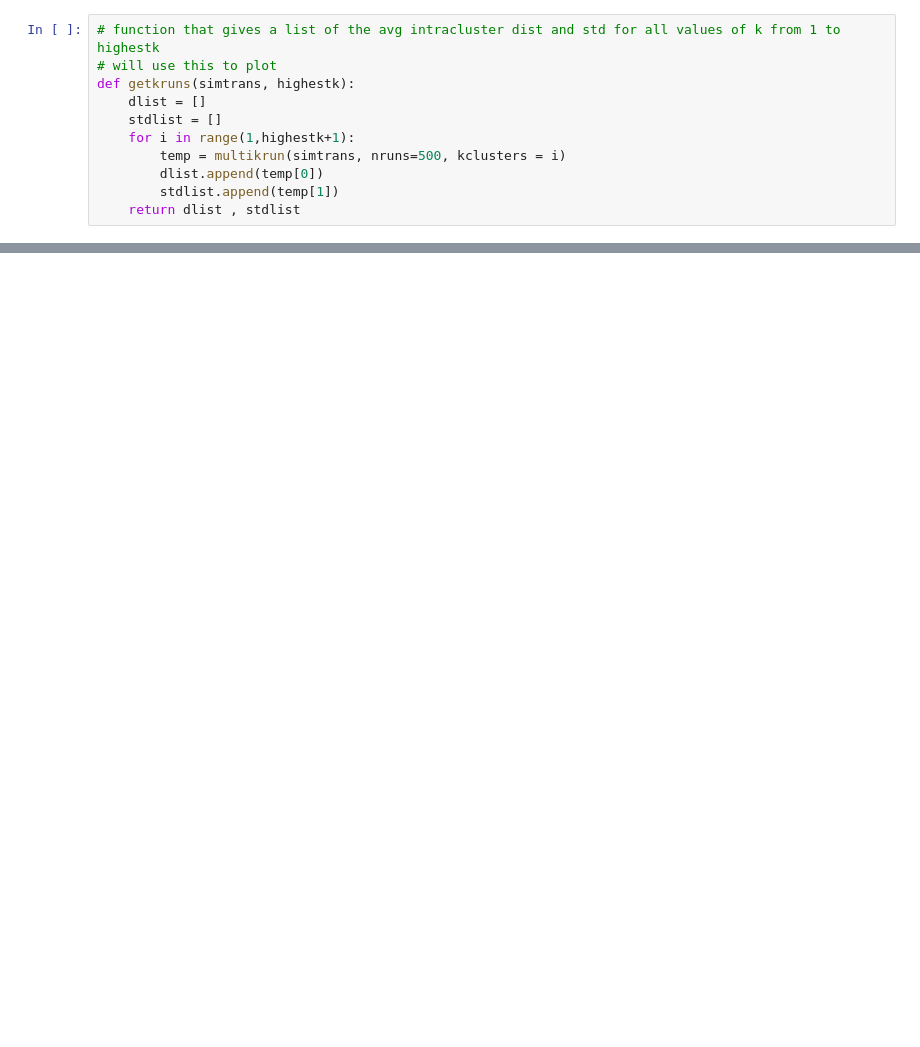
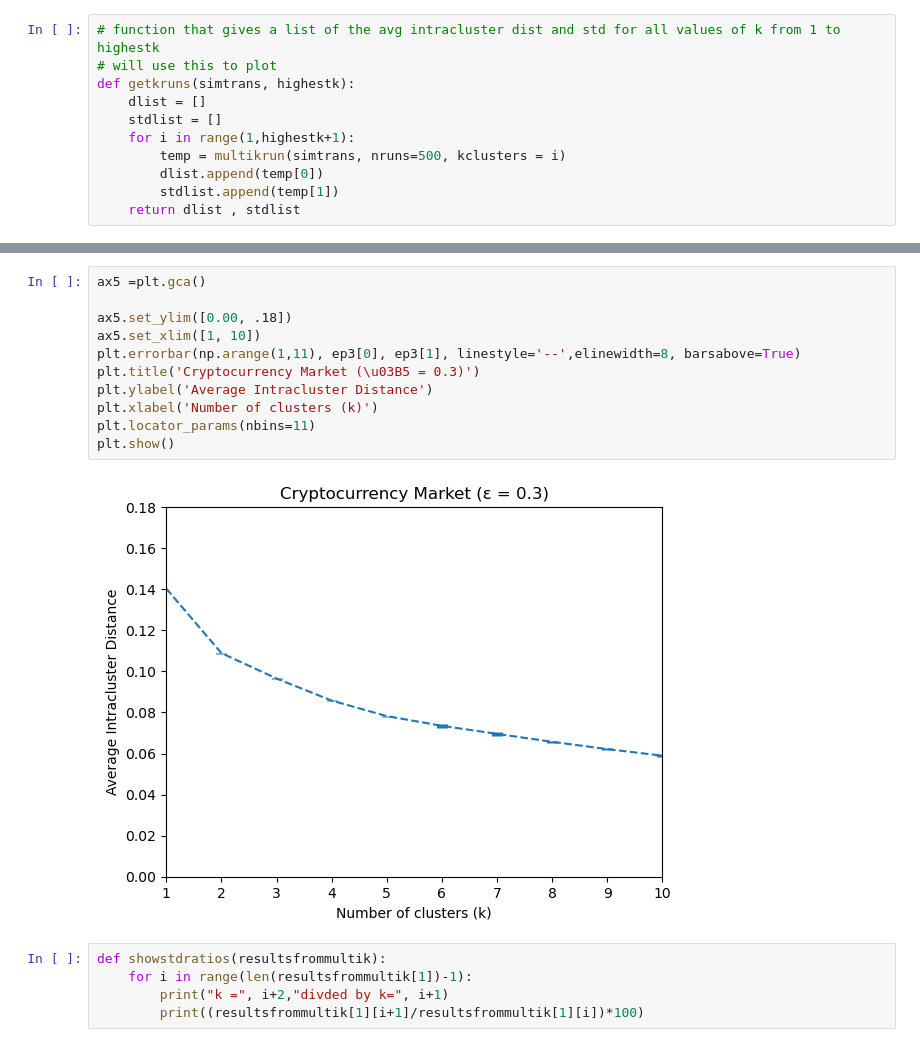
Before and after one commit to fsfinphys/cryptomarketstates, a Jupyter notebook: finalfunctions copy.ipynb, the cells around one changed output, grey strips where cells are left out. Cells and saved outputs as stored; diff of their text form; blank space fills up the shorter version.

```diff
--- a/finalfunctions copy.ipynb
+++ b/finalfunctions copy.ipynb
@@ -645,0 +650,18 @@ plt.show()
+# %%
+ax5 =plt.gca()
+
+ax5.set_ylim([0.00, .18])
+ax5.set_xlim([1, 10])
+plt.errorbar(np.arange(1,11), ep3[0], ep3[1], linestyle='--',elinewidth=8, barsabove=True)
+plt.title('Cryptocurrency Market (\u03B5 = 0.3)')
+plt.ylabel('Average Intracluster Distance')
+plt.xlabel('Number of clusters (k)')
+plt.locator_params(nbins=11)
+plt.show()
+# %% [output]
+[figure, added]
+# %%
+def showstdratios(resultsfrommultik):
+    for i in range(len(resultsfrommultik[1])-1):
+        print("k =", i+2,"divded by k=", i+1)
+        print((resultsfrommultik[1][i+1]/resultsfrommultik[1][i])*100)
```
Also changed, not shown: parts of 34 cells of this notebook.
